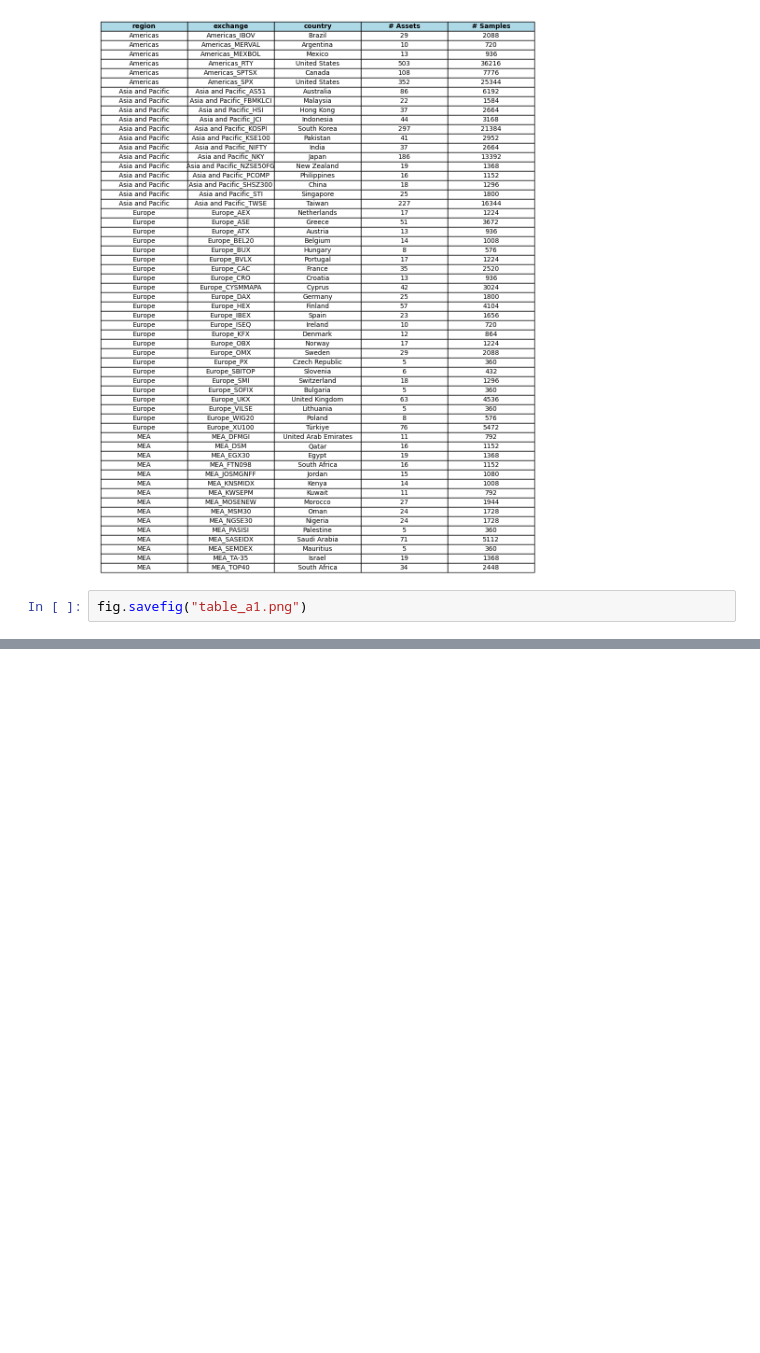
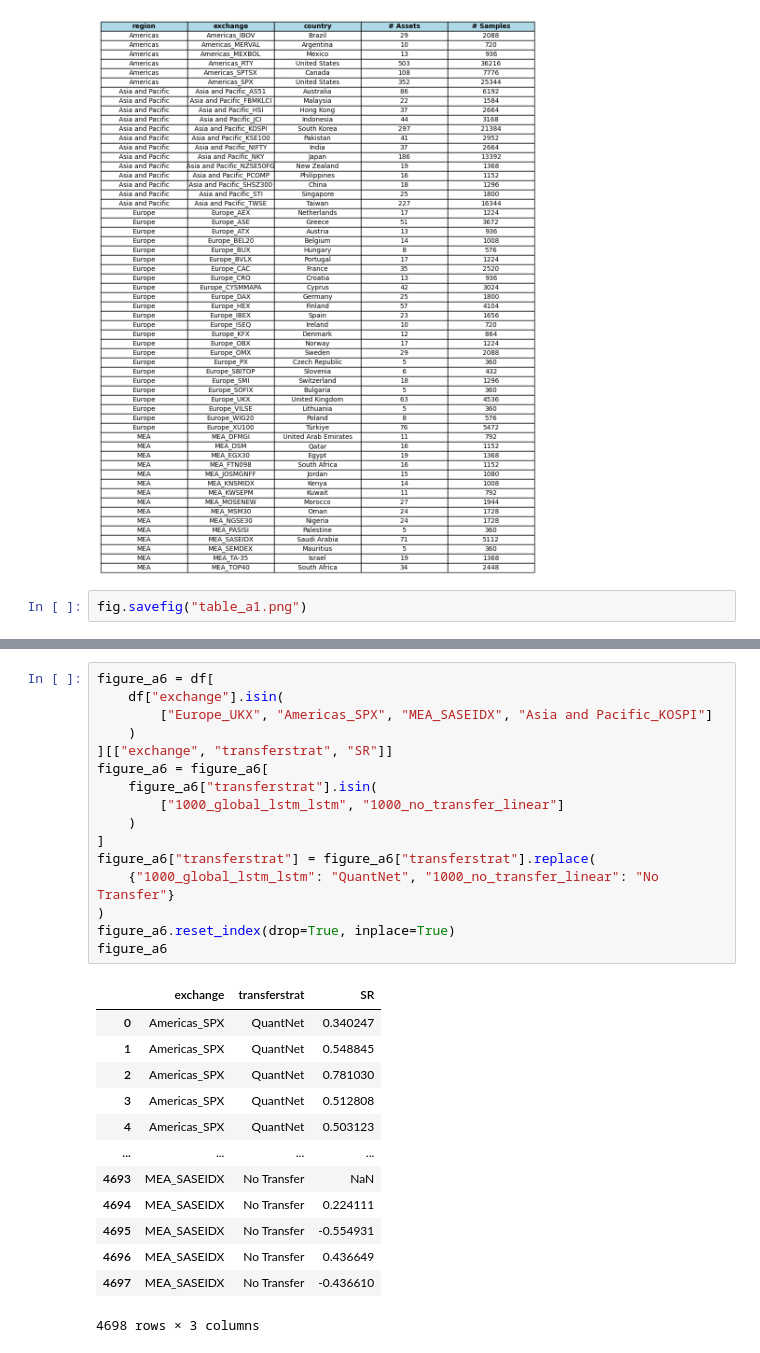
Before and after one commit to ducnguyen1014/QuantNet, a Jupyter notebook: main.ipynb, the cells around one changed output, grey strips where cells are left out. Cells and saved outputs as stored; diff of their text form; blank space fills up the shorter version.

```diff
--- a/main.ipynb
+++ b/main.ipynb
@@ -981,0 +998,30 @@ fig.savefig("table_a1.png")
+# %%
+figure_a6 = df[
+    df["exchange"].isin(
+        ["Europe_UKX", "Americas_SPX", "MEA_SASEIDX", "Asia and Pacific_KOSPI"]
+    )
+][["exchange", "transferstrat", "SR"]]
+figure_a6 = figure_a6[
+    figure_a6["transferstrat"].isin(
+        ["1000_global_lstm_lstm", "1000_no_transfer_linear"]
+    )
+]
+figure_a6["transferstrat"] = figure_a6["transferstrat"].replace(
+    {"1000_global_lstm_lstm": "QuantNet", "1000_no_transfer_linear": "No Transfer"}
+)
+figure_a6.reset_index(drop=True, inplace=True)
+figure_a6
+# %% [output]
+|  | exchange | transferstrat | SR |
+| 0 | Americas_SPX | QuantNet | 0.340247 |
+| 1 | Americas_SPX | QuantNet | 0.548845 |
+| 2 | Americas_SPX | QuantNet | 0.781030 |
+| 3 | Americas_SPX | QuantNet | 0.512808 |
+| 4 | Americas_SPX | QuantNet | 0.503123 |
+| ... | ... | ... | ... |
+| 4693 | MEA_SASEIDX | No Transfer | NaN |
+| 4694 | MEA_SASEIDX | No Transfer | 0.224111 |
+| 4695 | MEA_SASEIDX | No Transfer | -0.554931 |
+| 4696 | MEA_SASEIDX | No Transfer | 0.436649 |
+| 4697 | MEA_SASEIDX | No Transfer | -0.436610 |
+4698 rows × 3 columns
```
Also changed, not shown: parts of 5 cells of this notebook, 2 other files.
